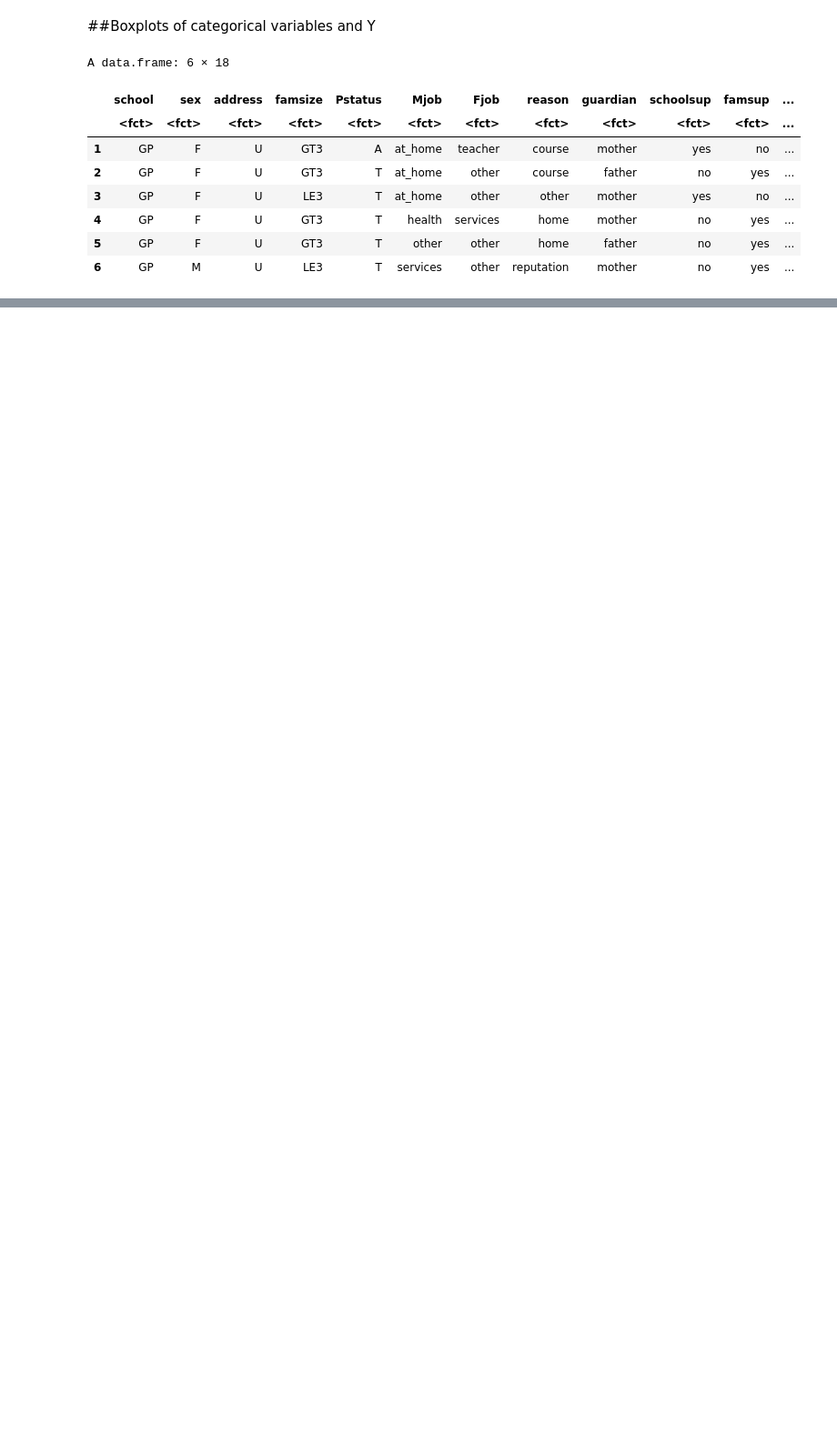
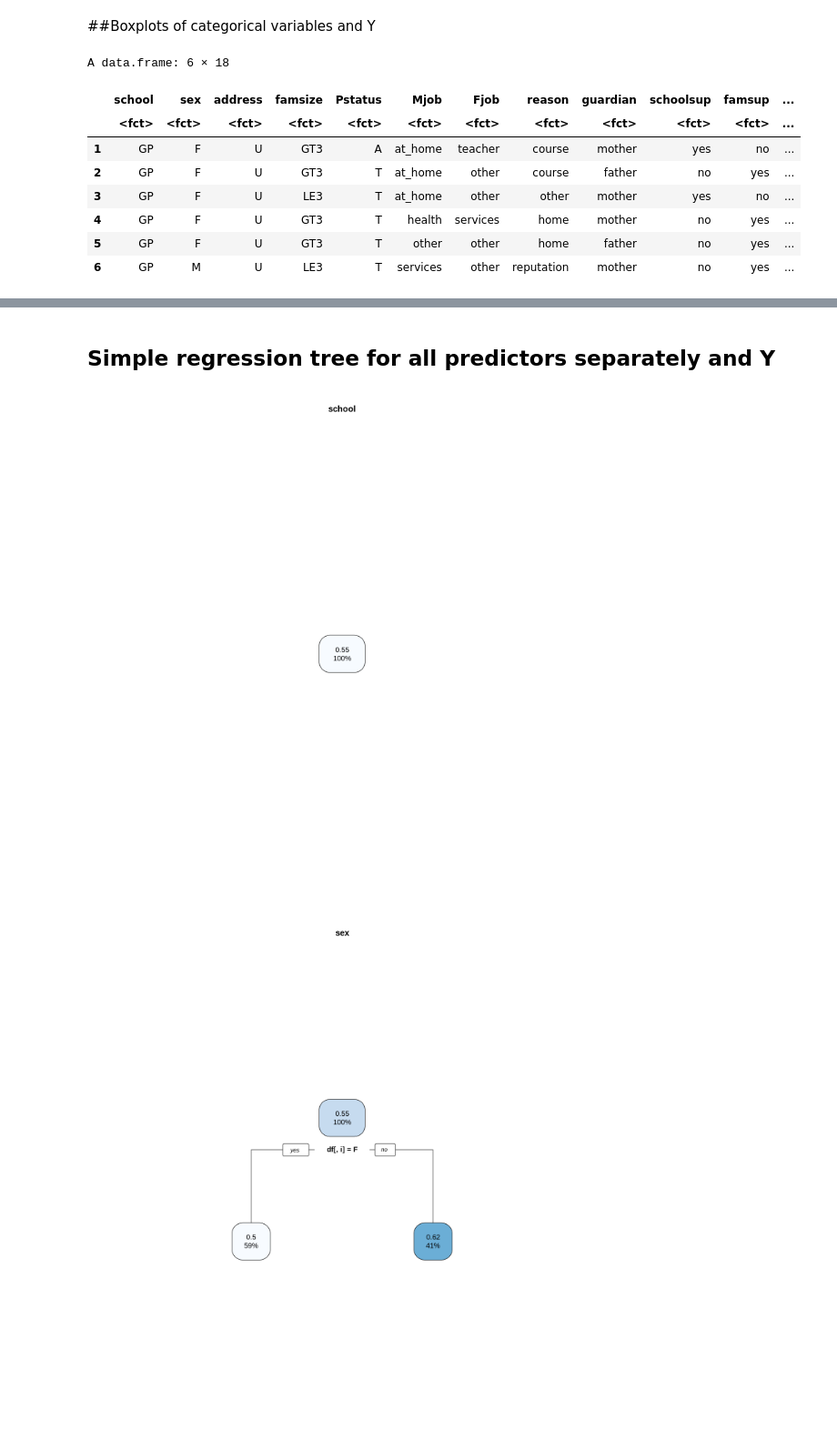
Before and after one commit to Jlokkerbol/masterclass, a Jupyter notebook: Data_understanding.ipynb, the cells around one changed output, grey strips where cells are left out. Shown at 91% size. Drawn from its saved outputs; the diff is of its cells as text; code cells hidden in the pictures; blank space fills up the shorter version.

```diff
--- a/Data_understanding.ipynb
+++ b/Data_understanding.ipynb
@@ -285,0 +330,9 @@ ERROR: ignored
+# %% [markdown]
+## Simple regression tree for all predictors separately and Y
+# %%
+for(i in 1:ncol(df)){
+  tree <- rpart(Y~df[,i], data = df)
+  rpart.plot(tree, main = names(df)[i])}
+# %% [output]
+[figure, added]
+[figure, added]
```
Also changed, not shown: parts of 11 cells of this notebook.
